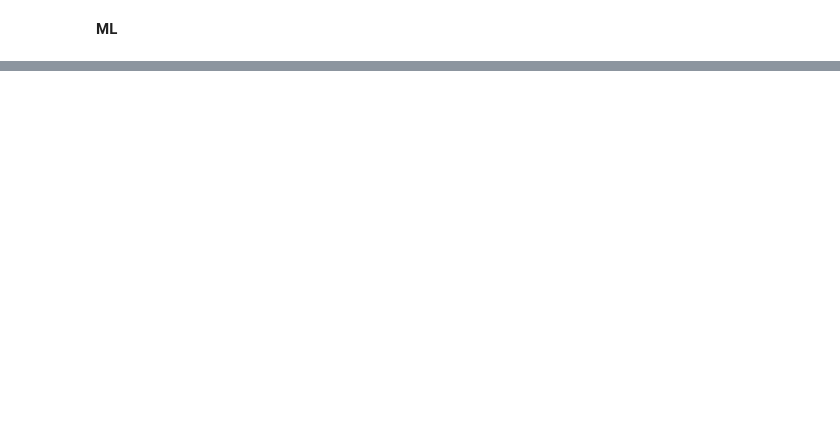
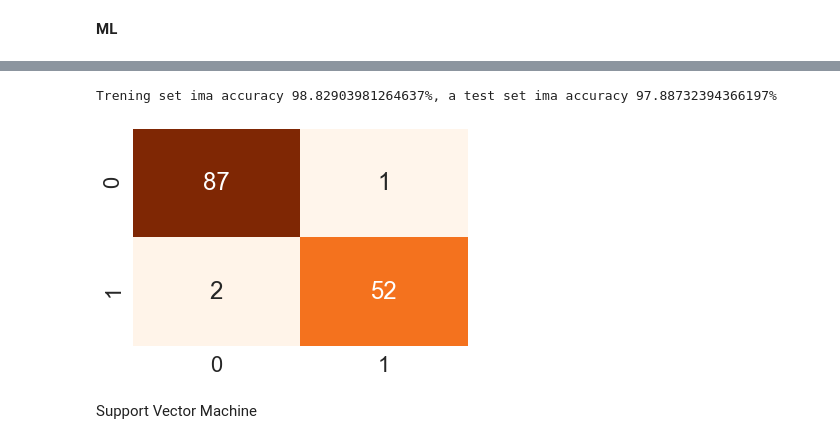
Before and after one commit to ivanBarac/uzop, a Jupyter notebook: projekt.ipynb, the cells around one changed output, grey strips where cells are left out. Saved outputs shown, nothing was run; the diff lists cells and outputs as text; code cells hidden in the pictures; blank space fills up the shorter version.

```diff
--- a/projekt.ipynb
+++ b/projekt.ipynb
@@ -78,0 +100,11 @@ plt.xticks(rotation=90);
+# %%
+x_train = train.drop(columns=["target"])
+y_train = train.drop(columns=train.columns[:len(train.columns)-1])
+# %%
+x_test = test.drop(columns=["target"])
+y_test = test.drop(columns=test.columns[:len(test.columns)-1])
+# %%
+from sklearn.preprocessing import StandardScaler
+sc=StandardScaler()
+x_train=sc.fit_transform(x_train)
+x_test=sc.fit_transform(x_test)
@@ -78,0 +115,4 @@ plt.xticks(rotation=90);
+# %%
+from sklearn.linear_model import LogisticRegression
+clf = LogisticRegression(max_iter = 1000).fit(x_train, np.ravel(y_train.values))
+prediction = clf.predict(x_test)
@@ -78,0 +141,9 @@ plt.xticks(rotation=90);
+# %%
+from sklearn.metrics import confusion_matrix, accuracy_score
+matricaKonfuzije = confusion_matrix(y_test, prediction)
+sns.cubehelix_palette(start=.5, rot=-.75, as_cmap=True);
+sns.heatmap(matricaKonfuzije, annot=True, cbar=False, cmap="Oranges");
+print("Trening set ima accuracy {}%, a test set ima accuracy {}%".format(accuracy_score(y_train,clf.predict(x_train))*100, accuracy_score(y_test, prediction)*100))
+# %% [output]
+Trening set ima accuracy 98.82903981264637%, a test set ima accuracy 97.88732394366197%
+[figure, added]
@@ -78,0 +152,2 @@ plt.xticks(rotation=90);
+# %% [markdown]
+Support Vector Machine
```
Also changed, not shown: parts of 35 cells of this notebook.
